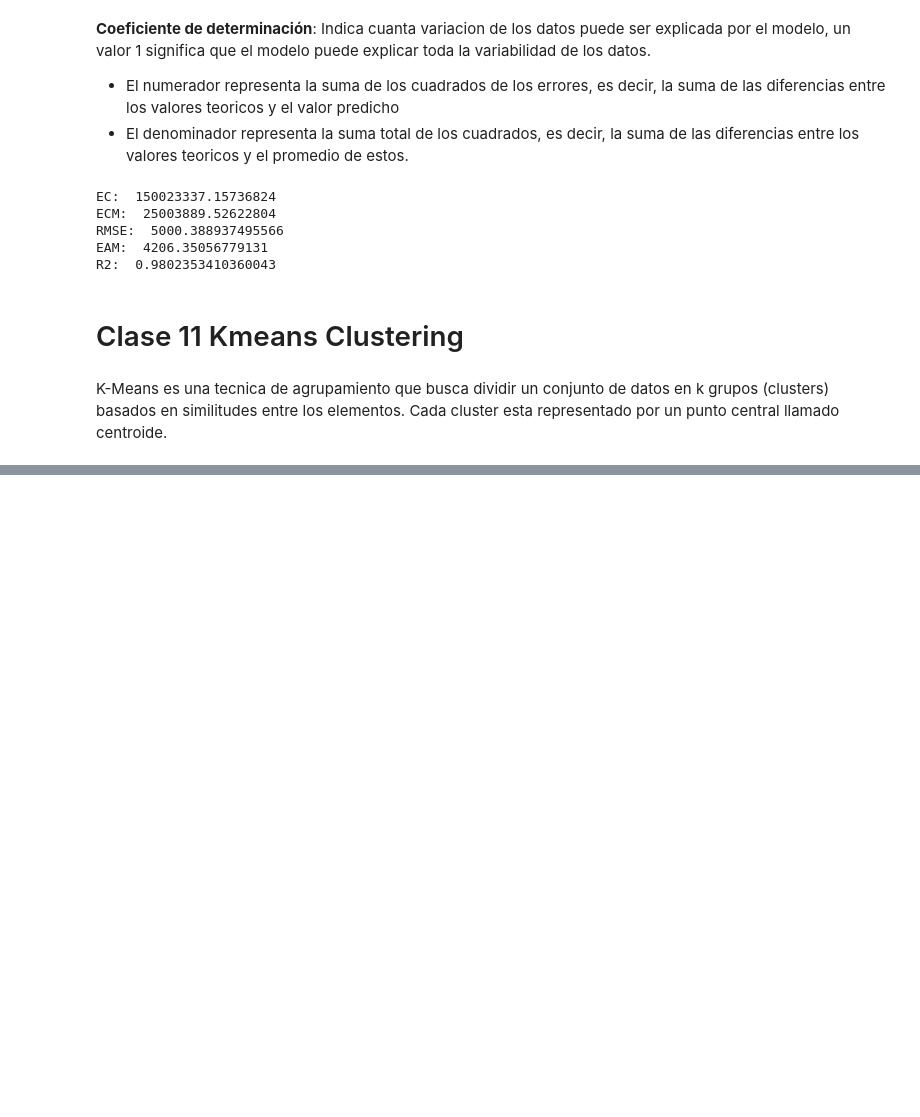
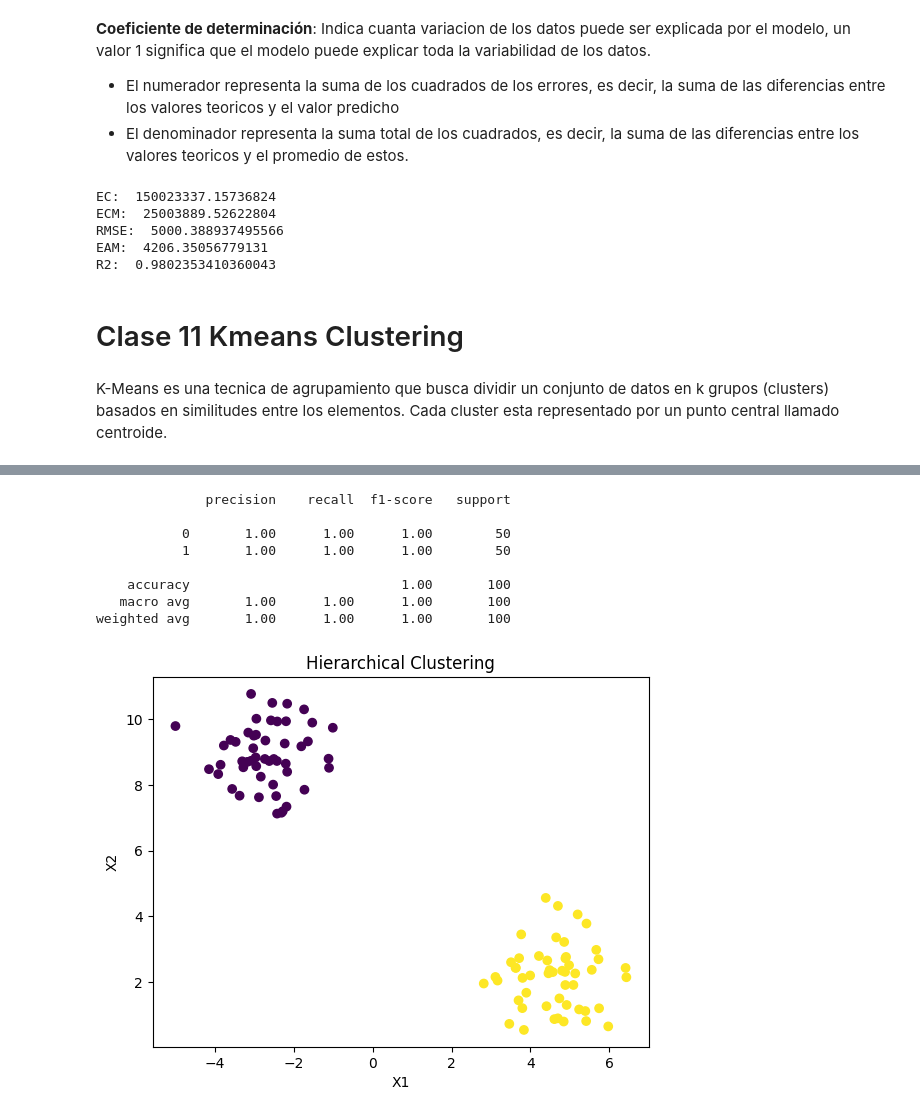
Before and after one commit to MatiasKige/Data-Science-FIFA, a Jupyter notebook: Curso Machine Learning/Colab.ipynb, the cells around one changed output, grey strips where cells are left out. Saved outputs shown, nothing was run; the diff lists cells and outputs as text; code cells hidden in the pictures; blank space fills up the shorter version.

```diff
--- a/Curso Machine Learning/Colab.ipynb
+++ b/Curso Machine Learning/Colab.ipynb
@@ -817,0 +885,23 @@ plt.show()
+# %%
+X, y = make_blobs(n_samples=100, centers=2, cluster_std=0.95, random_state=42)
+model = HierarchicalClustering(num_clusters=2)
+model.fit(X)
+labels_pred = model.predict(X)
+
+print (classification_report(y, labels_pred))
+
+plt.title("Hierarchical Clustering")
+plt.xlabel("X1")
+plt.ylabel("X2")
+plt.scatter(X[:,0], X[:,1], c=labels_pred)
+plt.show()
+# %% [output]
+              precision    recall  f1-score   support
+
+           0       1.00      1.00      1.00        50
+           1       1.00      1.00      1.00        50
+
+    accuracy                           1.00       100
+   macro avg       1.00      1.00      1.00       100
+weighted avg       1.00      1.00      1.00       100
+[figure, added]
```
Also changed, not shown: parts of 11 cells of this notebook, 1 other file.
